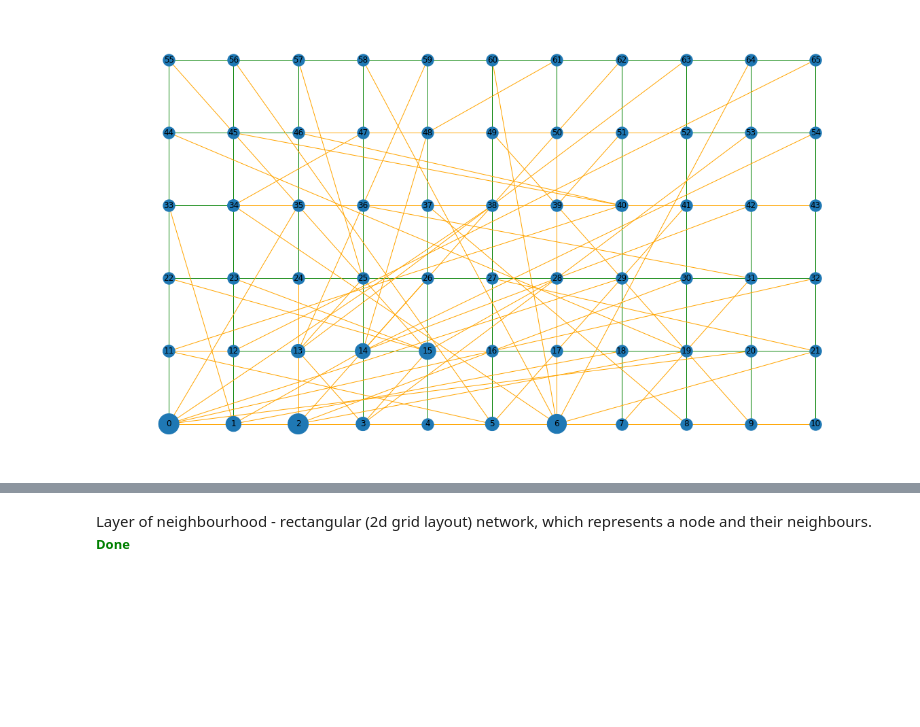
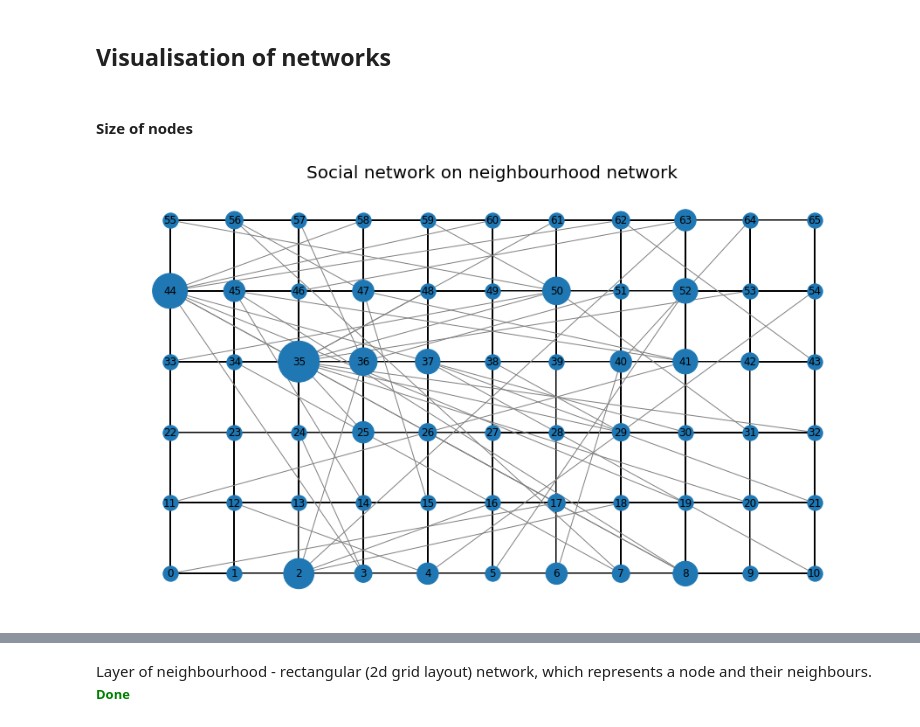
Before and after one commit to dpalatynski/Master-Thesis, a Jupyter notebook: Small population.ipynb, the cells around one changed output, grey strips where cells are left out. Cells and saved outputs as stored; diff of their text form; code cells hidden in the pictures; blank space fills up the shorter version.

Commit message:
creating networks v2

```diff
--- a/Small population.ipynb
+++ b/Small population.ipynb
@@ -55,4 +55,3 @@ def calculate_average_magnetization_final(graphs, ps, q, mc):
 # %%
-G = nx.read_gpickle('neighbourhood')
-K = nx.barabasi_albert_graph(len(G), 1)
-L = nx.star_graph(len(G)-1)
+G = nx.read_gpickle('network_neighbourhood.pickle')
+K = nx.read_gpickle('social_neighbourhood.pickle')
@@ -62,8 +67,18 @@ with open('neighbourhood_position.pickle', 'rb') as handle:
+# %%
+L = nx.star_graph(len(G))
+pos[66] = (-0.1, -0.1)
+mapping = {0:66, 66:0}
+L = nx.relabel_nodes(L, mapping)
+# %% [markdown]
+## Visualisation of networks
+# %% [markdown]
+#### Size of nodes
+# %%
+node_sizes = [y*200 for x, y in sorted(K.degree)]
 # %%
 plt.figure(figsize=(16, 9))
-colors = ['orange']*len(G)
-nx.draw(G, edge_color=['green']*len(G), pos=pos)
-nx.draw(K, edge_color=colors, pos=pos, with_labels=True, node_size=[v * 100 for v in dict(K.degree).values()])
-#nx.draw(L, edge_color=['yellow']*len(G), pos=pos)
+plt.title('Social network on neighbourhood network', fontsize=20)
+nx.draw(G, edge_color=['black']*len(G), pos=pos, width=2, node_size=node_sizes)
+nx.draw(K, edge_color=['grey']*len(G), pos=pos, with_labels=True)
 # %% [output]
-[figure, old version]
+[figure, new version]
```
Also changed, not shown: parts of 6 cells of this notebook, 4 other files.
